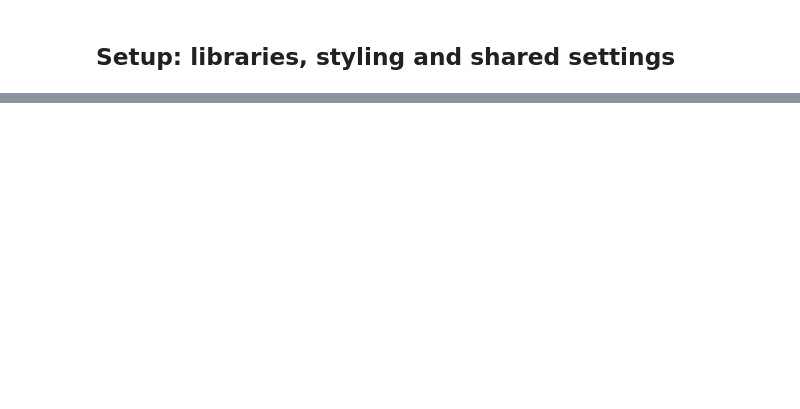
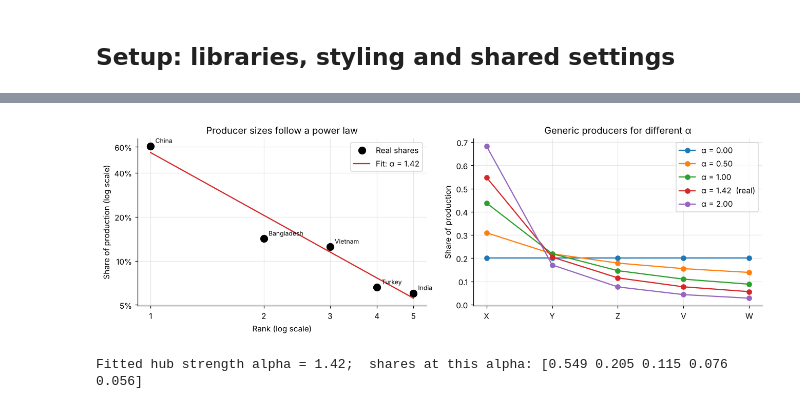
Before and after one commit to radiah23/Modeling-Fast-Fashion-Supply-Chain, a Jupyter notebook: Networks_FP_Model2.ipynb, the cells around one changed output, grey strips where cells are left out. Saved outputs shown, nothing was run; the diff lists cells and outputs as text; code cells hidden in the pictures; blank space fills up the shorter version.

```diff
--- a/Networks_FP_Model2.ipynb
+++ b/Networks_FP_Model2.ipynb
@@ -449,0 +201,30 @@ More spare capacity means the other producers can replace more of China's lost o
+# %%
+share_real = REAL["P"] / REAL["P"].sum()
+rank = np.arange(1, len(share_real) + 1)
+slope, intercept = np.polyfit(np.log(rank), np.log(share_real), 1)
+ALPHA_REAL = -slope                                       # fitted hub strength
+
+def shares(alpha, n=5):
+    """Normalized producer shares s_r ~ r^-alpha (they add up to 1)."""
+    s = np.arange(1, n + 1, dtype=float) ** (-alpha)
+    return s / s.sum()
+
+fig, ax = plt.subplots(1, 2, figsize=(12, 4))
+ax[0].loglog(rank, share_real, "o", ms=9, color="black", label="Real shares")
+ax[0].loglog(rank, shares(ALPHA_REAL), "-", color="tab:red", label=f"Fit: α = {ALPHA_REAL:.2f}")
+for r, n in zip(rank, REAL["producers"]):
+    ax[0].annotate(REAL["labels"][n], (r, share_real[r - 1]), textcoords="offset points", xytext=(6, 4), fontsize=8)
+ax[0].set_xticks(rank, [str(r) for r in rank]); ax[0].minorticks_off()
+ax[0].set_yticks([0.05, 0.1, 0.2, 0.4, 0.6], ["5%", "10%", "20%", "40%", "60%"])
+ax[0].set_xlabel("Rank (log scale)"); ax[0].set_ylabel("Share of production (log scale)")
+ax[0].set_title("Producer sizes follow a power law"); ax[0].legend()
+
+for a in [0, 0.5, 1.0, ALPHA_REAL, 2.0]:
+    ax[1].plot(rank, shares(a), "o-", label=f"α = {a:.2f}" + ("  (real)" if a == ALPHA_REAL else ""))
+ax[1].set_xticks(rank, ["X", "Y", "Z", "V", "W"]); ax[1].set_ylabel("Share of production")
+ax[1].set_title("Generic producers for different α"); ax[1].legend()
+plt.tight_layout(); plt.show()
+print(f"Fitted hub strength alpha = {ALPHA_REAL:.2f};  shares at this alpha: {np.round(shares(ALPHA_REAL), 3)}")
+# %% [output]
+[figure, added]
+Fitted hub strength alpha = 1.42;  shares at this alpha: [0.549 0.205 0.115 0.076 0.056]
```
Also changed, not shown: parts of 58 cells of this notebook.
